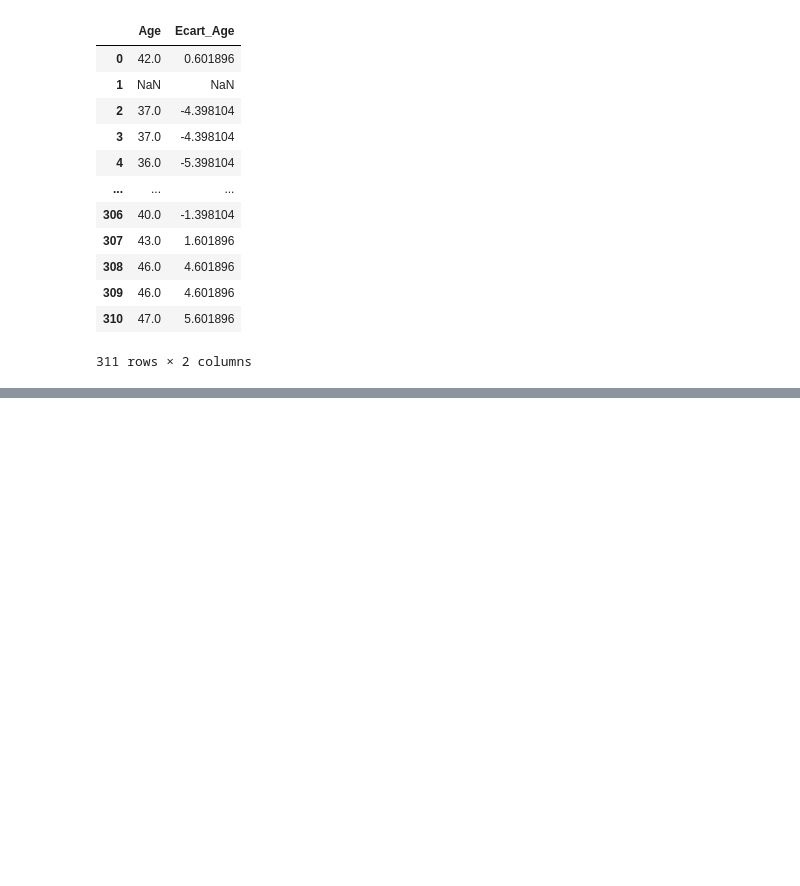
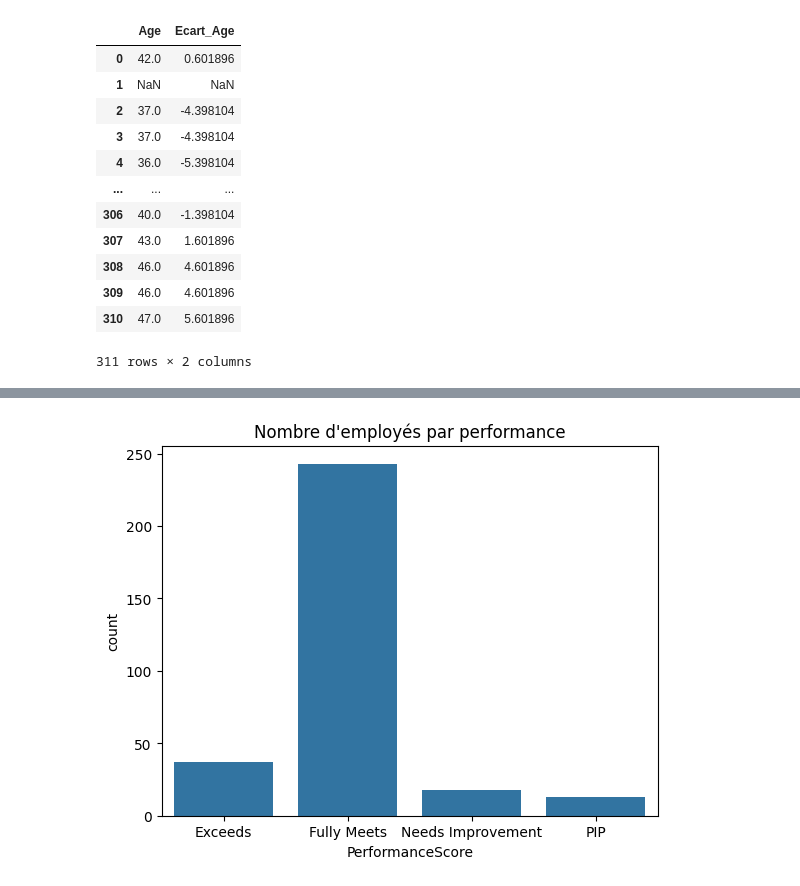
Before and after one commit to Azz-ben/Explorer-et-comprendre-les-performances-des-employ-, a Jupyter notebook: 112project.ipynb, the cells around one changed output, grey strips where cells are left out. Cells and saved outputs as stored; diff of their text form; code cells hidden in the pictures; blank space fills up the shorter version.

```diff
--- a/112project.ipynb
+++ b/112project.ipynb
@@ -410,0 +509,6 @@ Age max : 50.0
+# %%
+sns.countplot(x='PerformanceScore', data=df)
+plt.title("Nombre d'employés par performance")
+plt.show()
+# %% [output]
+[figure, added]
```
Also changed, not shown: parts of 20 cells of this notebook.
